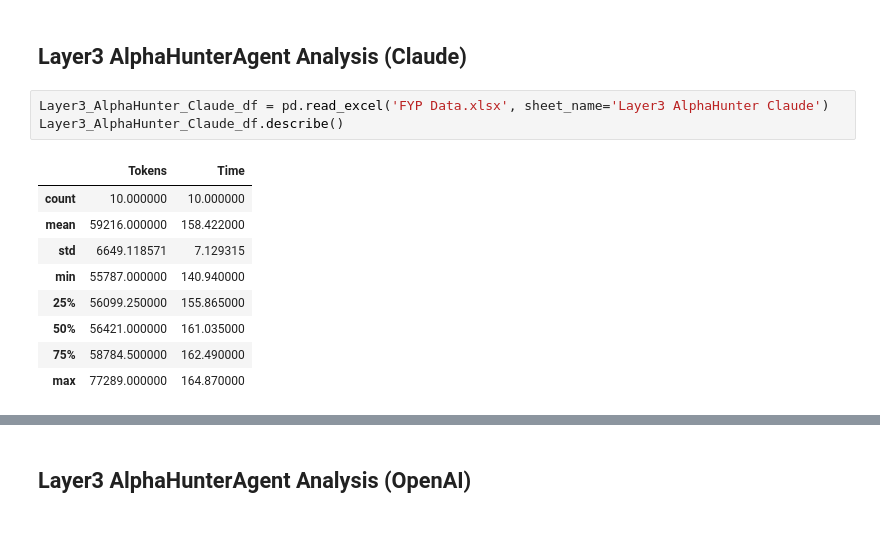
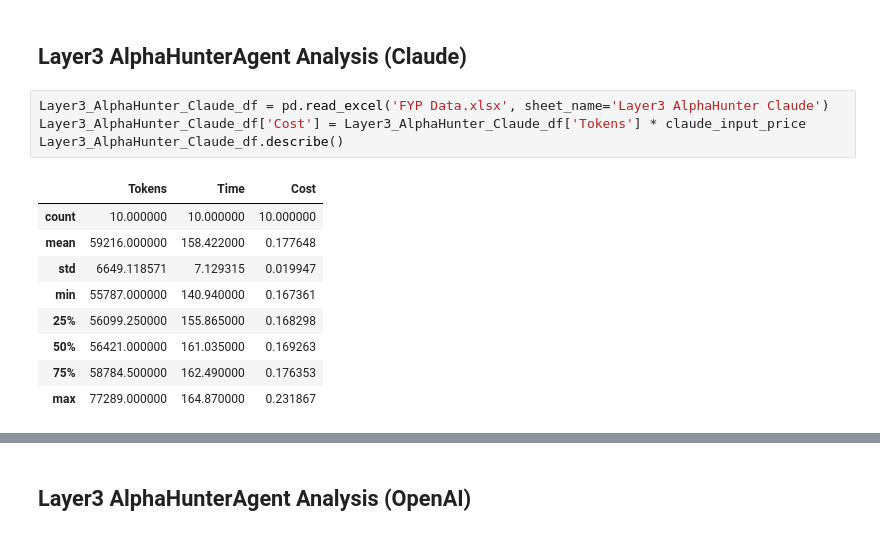
Before and after one commit to agupagu/multi-agent-fyp, a Jupyter notebook: agents_main/DataAnalysis.ipynb, the cells around one changed output, grey strips where cells are left out. Cells and saved outputs as stored; diff of their text form.

```diff
--- a/agents_main/DataAnalysis.ipynb
+++ b/agents_main/DataAnalysis.ipynb
@@ -100,14 +67,15 @@ plt.show()
 ## Layer3 AlphaHunterAgent Analysis (Claude)
 # %%
 Layer3_AlphaHunter_Claude_df = pd.read_excel('FYP Data.xlsx', sheet_name='Layer3 AlphaHunter Claude')
+Layer3_AlphaHunter_Claude_df['Cost'] = Layer3_AlphaHunter_Claude_df['Tokens'] * claude_input_price
 Layer3_AlphaHunter_Claude_df.describe()
 # %% [output]
-|  | Tokens | Time |
-| count | 10.000000 | 10.000000 |
-| mean | 59216.000000 | 158.422000 |
-| std | 6649.118571 | 7.129315 |
-| min | 55787.000000 | 140.940000 |
-| 25% | 56099.250000 | 155.865000 |
-| 50% | 56421.000000 | 161.035000 |
-| 75% | 58784.500000 | 162.490000 |
-| max | 77289.000000 | 164.870000 |
+|  | Tokens | Time | Cost |
+| count | 10.000000 | 10.000000 | 10.000000 |
+| mean | 59216.000000 | 158.422000 | 0.177648 |
+| std | 6649.118571 | 7.129315 | 0.019947 |
+| min | 55787.000000 | 140.940000 | 0.167361 |
+| 25% | 56099.250000 | 155.865000 | 0.168298 |
+| 50% | 56421.000000 | 161.035000 | 0.169263 |
+| 75% | 58784.500000 | 162.490000 | 0.176353 |
+| max | 77289.000000 | 164.870000 | 0.231867 |
```
Also changed, not shown: parts of 27 cells of this notebook, 1 other file.
